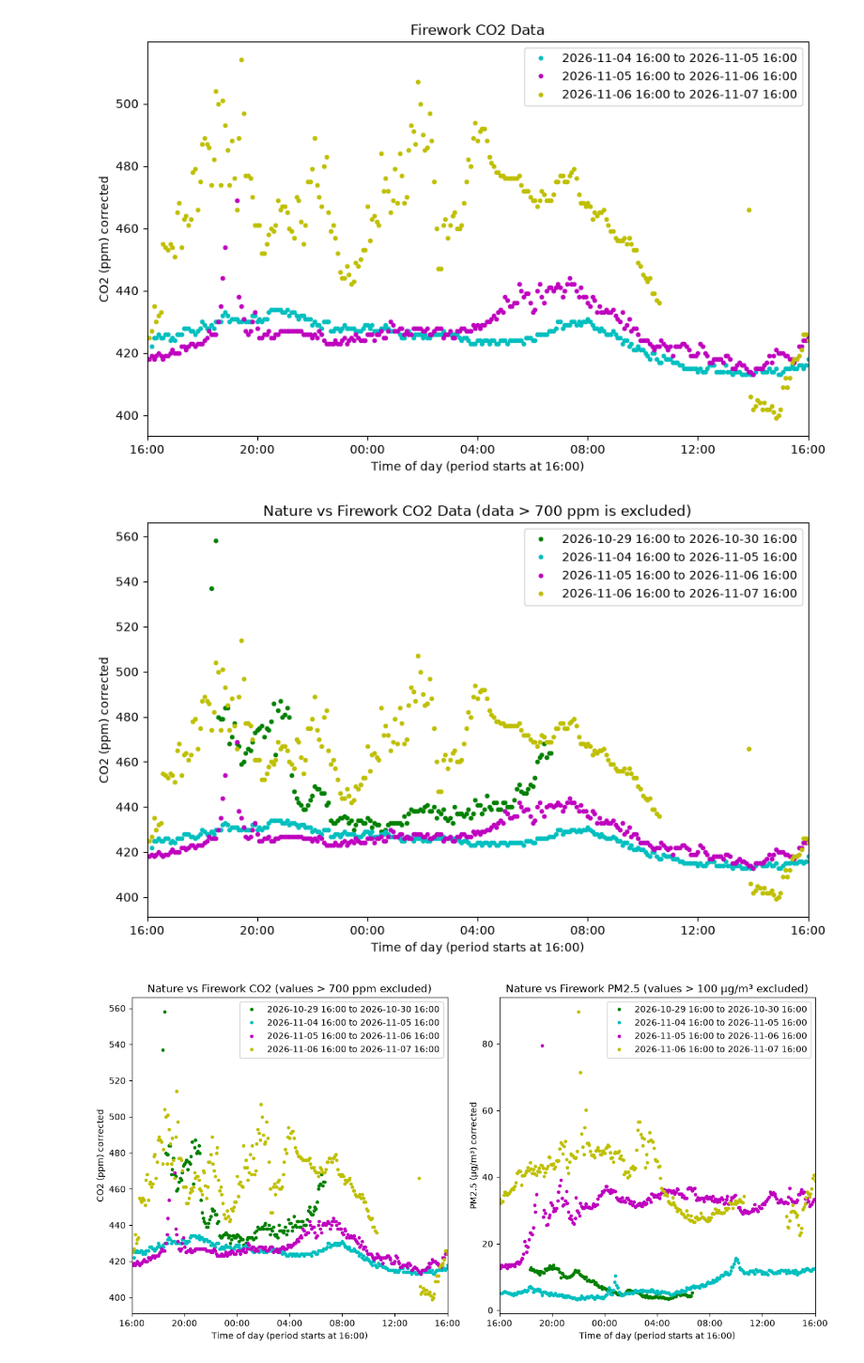
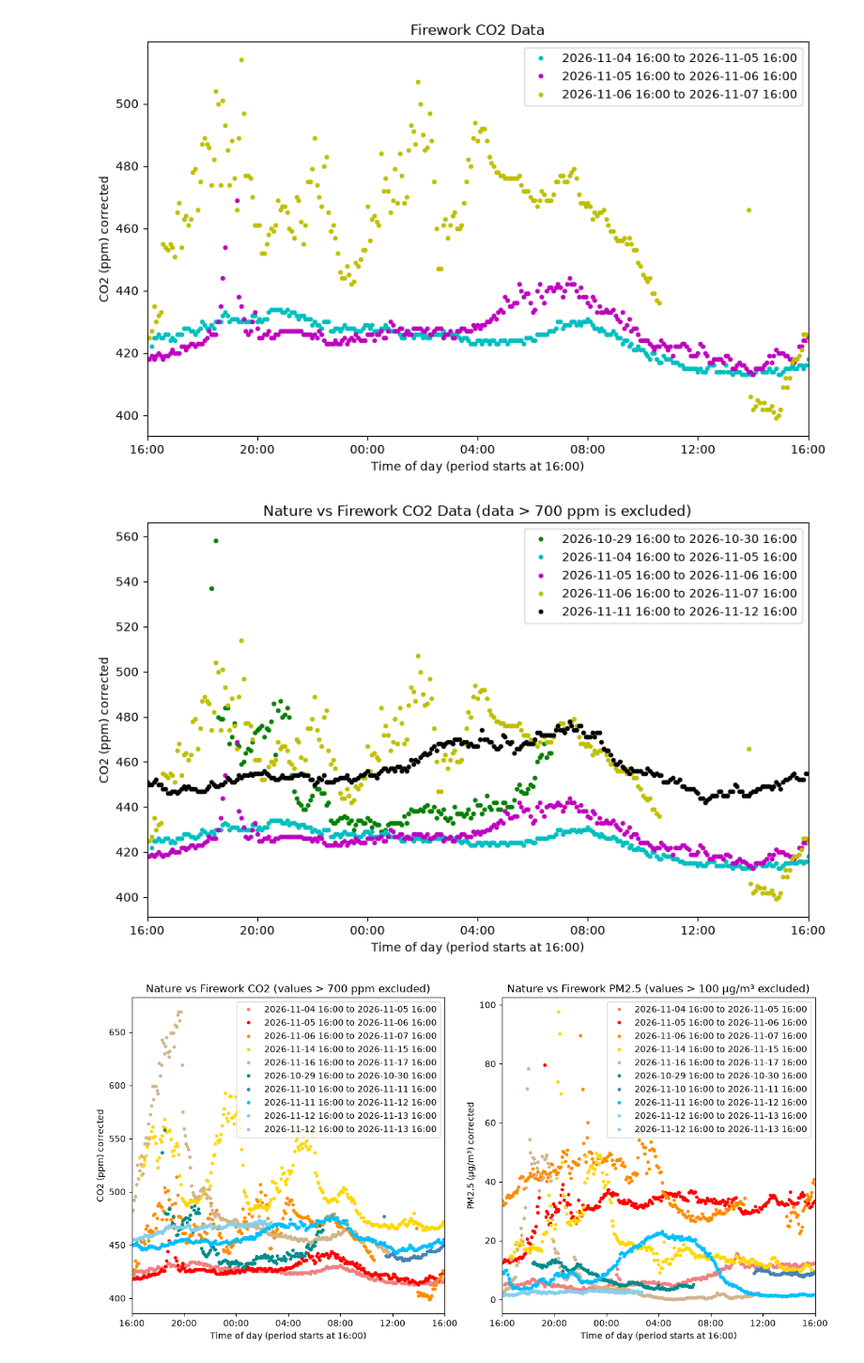
Before and after one commit to lindaccyy-stack/EDAAi, a Jupyter notebook: data_analysis.ipynb, the cells around one changed output. Shown at 94% size. Saved outputs shown, nothing was run; the diff lists cells and outputs as text; code cells hidden in the pictures.

Commit message:
update plots

```diff
--- a/data_analysis.ipynb
+++ b/data_analysis.ipynb
@@ -12,7 +12,7 @@ def elapsed_to_clock_time(elapsed_hours, _position):
 
 
 # read files in a loop
-files = ['20Oct_23Oct.csv', '28Oct_3Nov.csv', '4Nov_7Nov.csv']
+files = ['20Oct_23Oct.csv', '28Oct_3Nov.csv', '4Nov_7Nov.csv', '11Nov_13Nov.csv', '13Nov_17Nov.csv']
 
 # figure 1 - overview
 # data: x - "Local Date/Time", y - "CO2 (ppm) corrected"
@@ -33,9 +35,10 @@ for f in files:
 
 # figure 2 - zoom in 3 periods!
 zoom_periods = [
-    ('2026-10-22 16:00', '2026-10-23 10:00'),
-    ('2026-10-29 16:00', '2026-10-30 10:00'),
-    ('2026-11-02 16:00', '2026-11-03 10:00'),
+    ('2026-10-22 16:00', '2026-10-23 16:00'),
+    ('2026-10-29 16:00', '2026-10-30 16:00'),
+    ('2026-11-02 16:00', '2026-11-03 16:00'),
+    ('2026-11-11 16:00', '2026-11-12 16:00'),
 ]
 # each file should only cover the relevant zoom periods within its date range
 # we want to plot the three curves in the same figure;
@@ -43,7 +46,7 @@ zoom_periods = [
 # align the starting point and ending point of each zoom period with each other;
 # use colours to show different zoom periods
 
-colors = ['r', 'g', 'b']
+colors = ['r', 'g', 'b', 'm']
 plt.figure(figsize=(10, 6))
 for i, (start, end) in enumerate(zoom_periods):
     for f in files:
@@ -110,9 +113,10 @@ nature_periods = [
     ('2026-11-04 16:00', '2026-11-05 16:00'),
     ('2026-11-05 16:00', '2026-11-06 16:00'),
     ('2026-11-06 16:00', '2026-11-07 16:00'),
+    ('2026-11-11 16:00', '2026-11-12 16:00')
 ]
 
-colors = ['g', 'c', 'm', 'y']
+colors = ['g', 'c', 'm', 'y', 'k']
 plt.figure(figsize=(10, 6))
 for i, (start, end) in enumerate(nature_periods):
     for f in files:
@@ -136,17 +140,22 @@ plt.title('Nature vs Firework CO2 Data (data > 700 ppm is excluded)')
 plt.legend()
 plt.show()
 # %% [output]
-[figure, old version]
+[figure, new version]
 # %%
 # figure 5 - CO2 (left) and PM2.5 (right)
 nature_periods = [
-    ('2026-10-29 16:00', '2026-10-30 16:00'),
-    ('2026-11-04 16:00', '2026-11-05 16:00'),
-    ('2026-11-05 16:00', '2026-11-06 16:00'),
-    ('2026-11-06 16:00', '2026-11-07 16:00'),
-]
+    ('2026-11-04 16:00', '2026-11-05 16:00'), # mid 1 - day 1
+    ('2026-11-05 16:00', '2026-11-06 16:00'), # mid 1 - day 2
+    ('2026-11-06 16:00', '2026-11-07 16:00'), # mid 1 - day 3 friday
+    ('2026-11-14 16:00', '2026-11-15 16:00'), # mid 2 - day 1 sun
+    ('2026-11-16 16:00', '2026-11-17 16:00'), # mid 2 - day 2 mon
+    ('2026-10-29 16:00', '2026-10-30 16:00'), # astro 1
+    ('2026-11-10 16:00', '2026-11-11 16:00'), # astro 2 - day 1
+    ('2026-11-11 16:00', '2026-11-12 16:00'), # astro 2 - day 2
+    ('2026-11-12 16:00', '2026-11-13 16:00'), # astro 2 - day 3
+    ]
 
-colors = ['g', 'c', 'm', 'y']
+colors = ['lightcoral', 'red', 'darkorange', 'gold', 'tan', 'darkcyan', 'steelblue', 'deepskyblue', 'skyblue']
 fig, (ax_co2, ax_pm25) = plt.subplots(1, 2, figsize=(12, 6))
 
 for i, (start, end) in enumerate(nature_periods):
@@ -168,31 +177,31 @@ for i, (start, end) in enumerate(nature_periods):
             )
 
         pm25_data = zoom_data[zoom_data['PM2.5 (μg/m³) corrected'] <= 100].copy()
         if not pm25_data.empty:
             pm25_data['Elapsed Time'] = (
                 pm25_data['Local Date/Time'] - pd.to_datetime(start)
             ).dt.total_seconds() / 3600
             ax_pm25.plot(
                 pm25_data['Elapsed Time'],
                 pm25_data['PM2.5 (μg/m³) corrected'],
                 '.', color=colors[i], label=f'{start} to {end}'
             )
 
 for ax in (ax_co2, ax_pm25):
     ax.set_xlim(0, 24)
     ax.set_xticks(range(0, 25, 4))
     ax.xaxis.set_major_formatter(FuncFormatter(elapsed_to_clock_time))
     ax.set_xlabel('Time of day (period starts at 16:00)')
 
 ax_co2.set_ylabel('CO2 (ppm) corrected')
 ax_co2.set_title('Nature vs Firework CO2 (values > 700 ppm excluded)')
 ax_co2.legend()
 
 ax_pm25.set_ylabel('PM2.5 (μg/m³) corrected')
 ax_pm25.set_title('Nature vs Firework PM2.5 (values > 100 μg/m³ excluded)')
 ax_pm25.legend()
 
 fig.tight_layout()
 plt.show()
 # %% [output]
-[figure, old version]
+[figure, new version]
```
Also changed, not shown: parts of 2 cells of this notebook, 2 other files.
